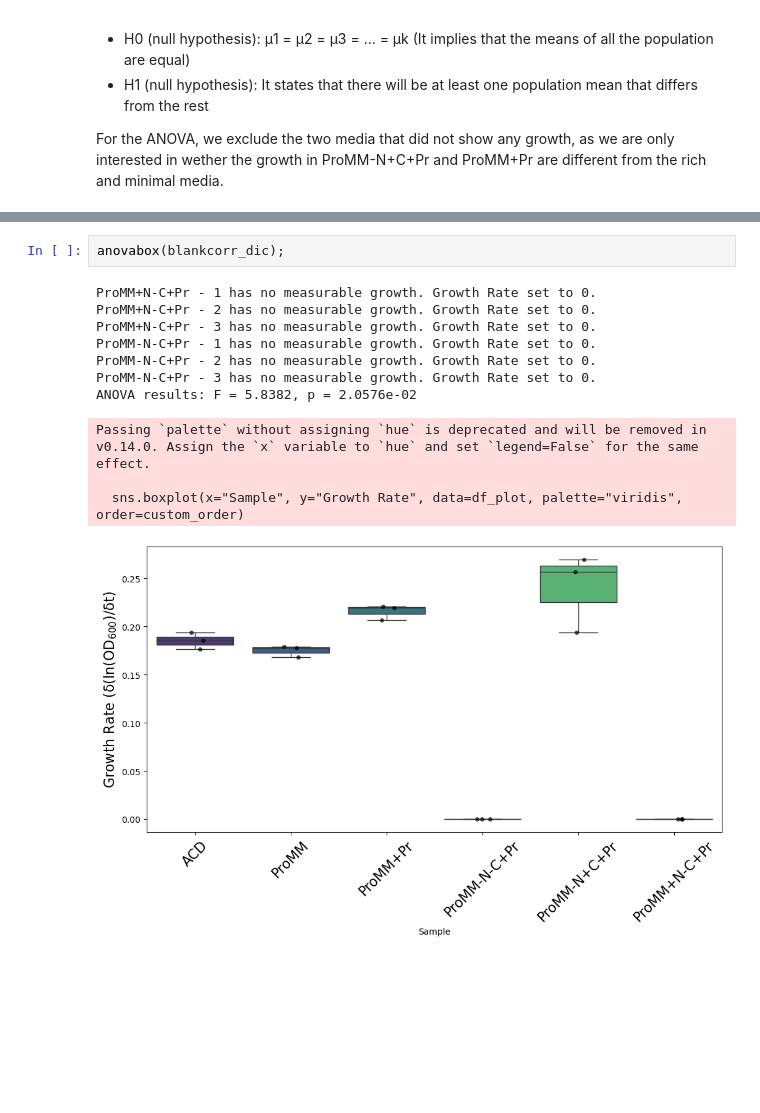
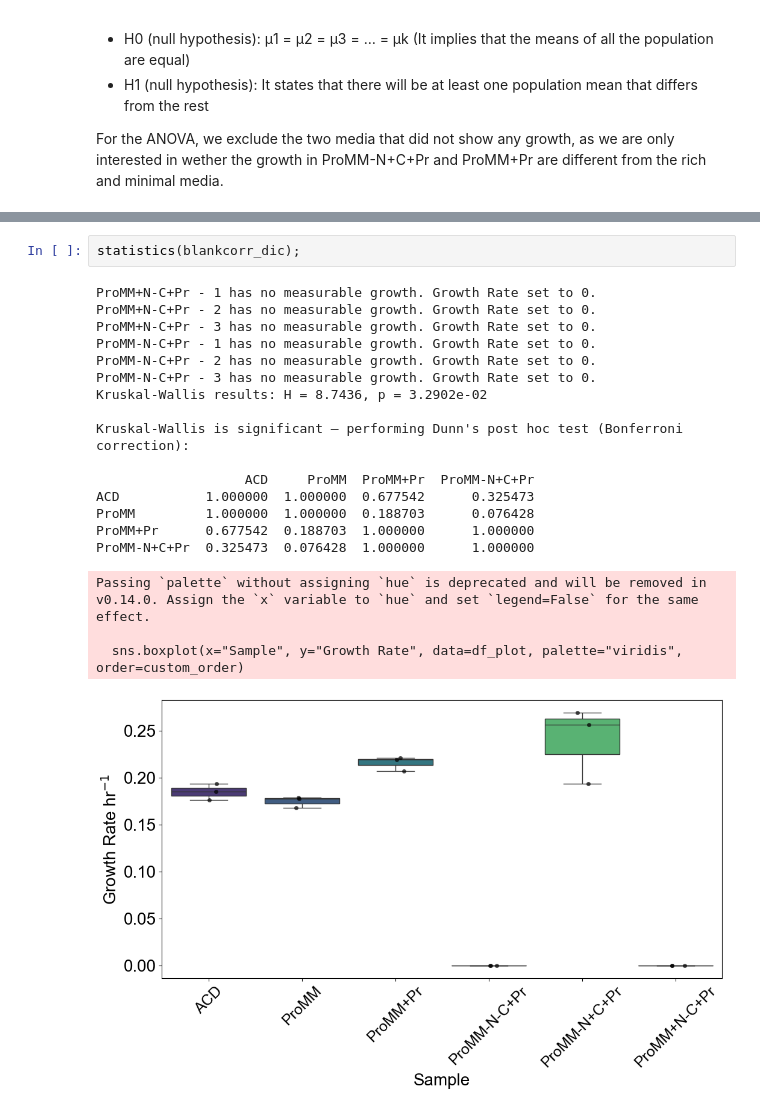
Before and after one commit to Fuchan2004/Rpom_Exoproteome, a Jupyter notebook: scripts/growth.ipynb, the cells around one changed output, grey strips where cells are left out. Cells and saved outputs as stored; diff of their text form; blank space fills up the shorter version.

Commit message:
Update statistics section of growth rate comparison.

```diff
--- a/scripts/growth.ipynb
+++ b/scripts/growth.ipynb
@@ -568,14 +693,22 @@ def anovabox(OD_dic):
 # %%
-anovabox(blankcorr_dic);
+statistics(blankcorr_dic);
 # %% [output]
 ProMM+N-C+Pr - 1 has no measurable growth. Growth Rate set to 0.
 ProMM+N-C+Pr - 2 has no measurable growth. Growth Rate set to 0.
 ProMM+N-C+Pr - 3 has no measurable growth. Growth Rate set to 0.
 ProMM-N-C+Pr - 1 has no measurable growth. Growth Rate set to 0.
 ProMM-N-C+Pr - 2 has no measurable growth. Growth Rate set to 0.
 ProMM-N-C+Pr - 3 has no measurable growth. Growth Rate set to 0.
-ANOVA results: F = 5.8382, p = 2.0576e-02
+Kruskal-Wallis results: H = 8.7436, p = 3.2902e-02
+
+Kruskal-Wallis is significant — performing Dunn's post hoc test (Bonferroni correction):
+
+                   ACD     ProMM  ProMM+Pr  ProMM-N+C+Pr
+ACD           1.000000  1.000000  0.677542      0.325473
+ProMM         1.000000  1.000000  0.188703      0.076428
+ProMM+Pr      0.677542  0.188703  1.000000      1.000000
+ProMM-N+C+Pr  0.325473  0.076428  1.000000      1.000000
 Passing `palette` without assigning `hue` is deprecated and will be removed in v0.14.0. Assign the `x` variable to `hue` and set `legend=False` for the same effect.
 
   sns.boxplot(x="Sample", y="Growth Rate", data=df_plot, palette="viridis", order=custom_order)
-[figure, old version]
+[figure, new version]
```
Also changed, not shown: parts of 8 cells of this notebook.
